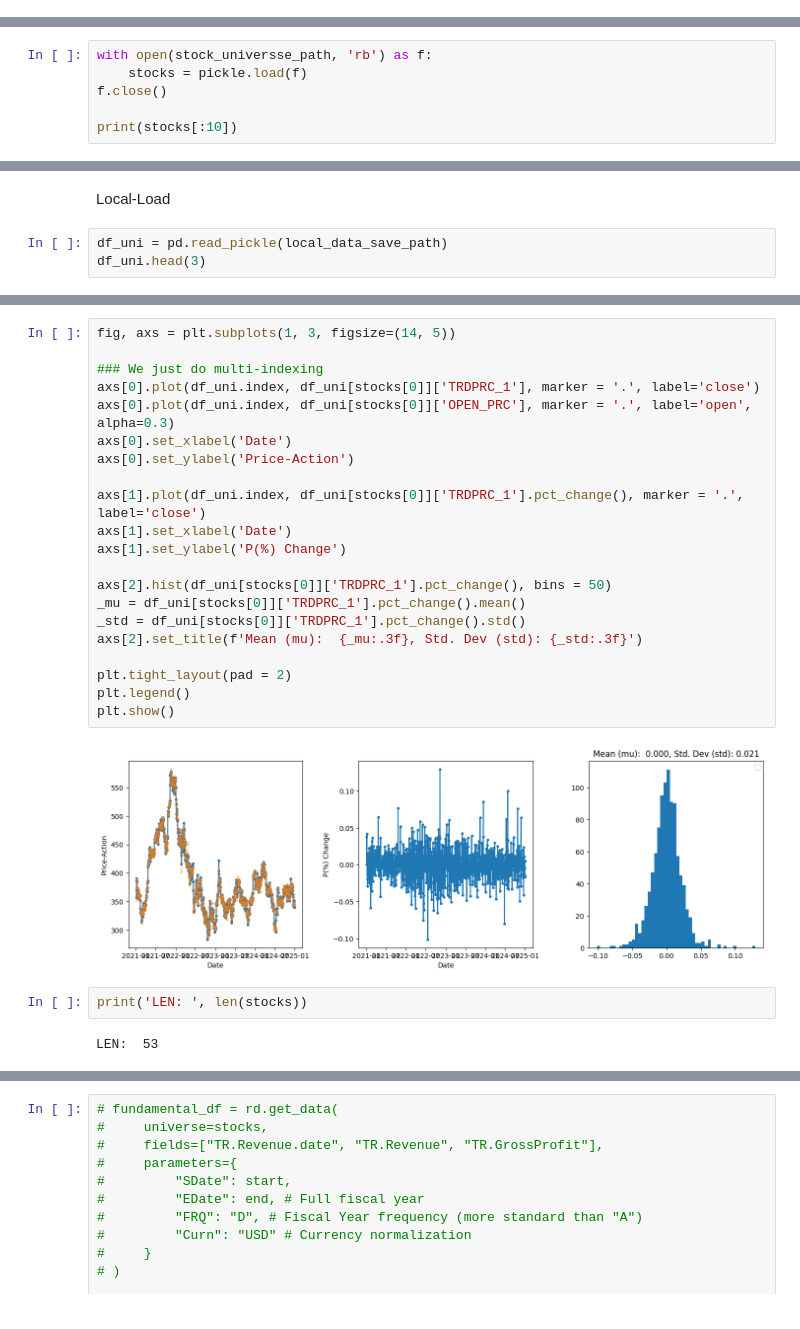
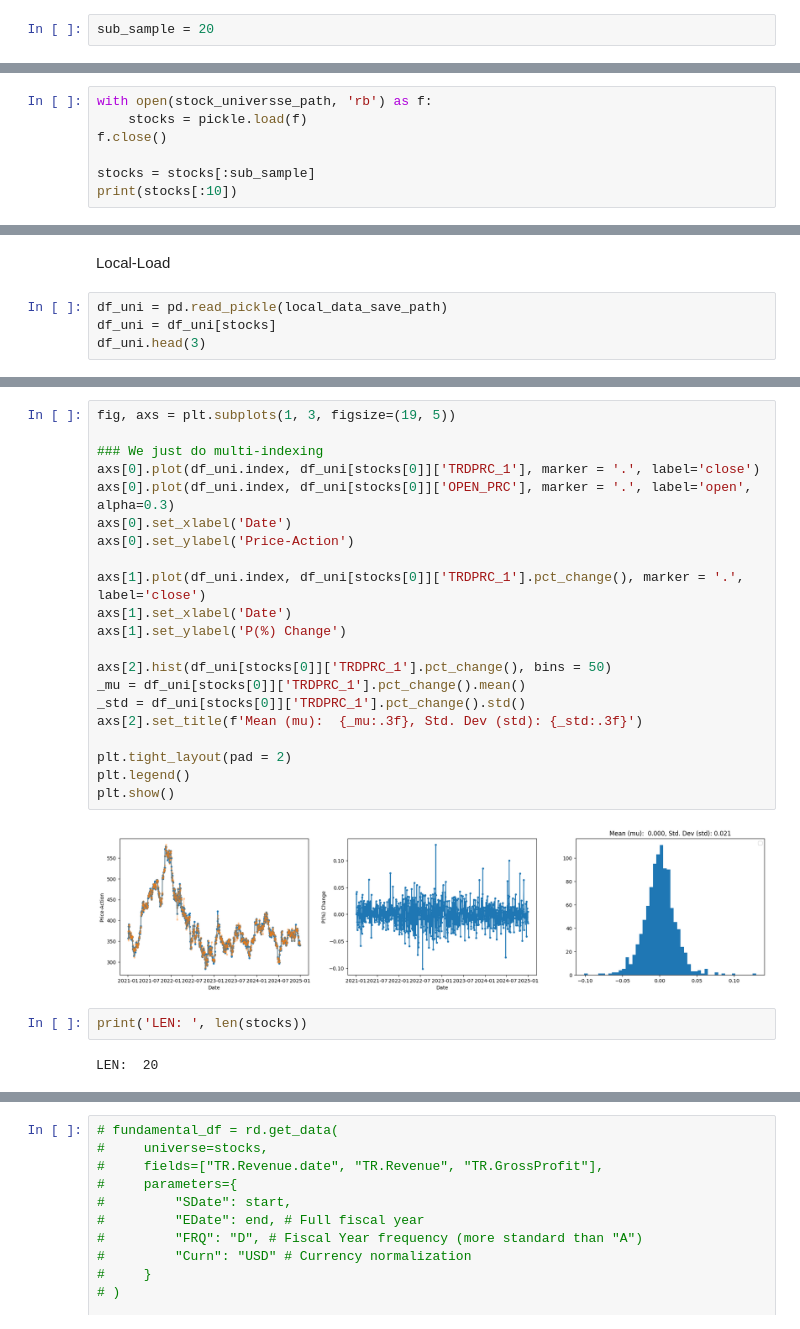
Before and after one commit to AlikMon88/ML-Pairs-Open, a Jupyter notebook: Research/research.ipynb, the cells around one changed output, grey strips where cells are left out. Saved outputs shown, nothing was run; the diff lists cells and outputs as text.

```diff
--- a/Research/research.ipynb
+++ b/Research/research.ipynb
@@ -75,6 +72,8 @@ Stocks:  53
 # with open(stock_universse_path, 'wb') as f:
 #     pickle.dump(stocks, f)
 # f.close()
+# %%
+sub_sample = 20
 # %% [markdown]
 Load-local-stock-universe
 # %%
@@ -82,6 +81,7 @@ with open(stock_universse_path, 'rb') as f:
     stocks = pickle.load(f)
 f.close()
 
+stocks = stocks[:sub_sample]
 print(stocks[:10])
 # %% [output]
 ['POOL.OQ', 'CHRW.OQ', 'FOX.OQ', 'HBAN.OQ', 'ON.OQ', 'EVRG.OQ', 'SMCI.OQ', 'COST.OQ', 'LULU.OQ', 'PAYX.OQ']
@@ -152,6 +152,7 @@ local_data_save_path = os.path.join(local_data_dir, 'data_df_53_4Y_1D.pkl')
 Local-Load
 # %%
 df_uni = pd.read_pickle(local_data_save_path)
+df_uni = df_uni[stocks]
 df_uni.head(3)
 # %% [output]
 |  | POOL.OQ |  |  |  |  | CHRW.OQ |  |  |  |  | ... |
@@ -164,30 +165,30 @@ df_uni.head(3)
 # %%
-fig, axs = plt.subplots(1, 3, figsize=(14, 5))
+fig, axs = plt.subplots(1, 3, figsize=(19, 5))
 
 ### We just do multi-indexing
 axs[0].plot(df_uni.index, df_uni[stocks[0]]['TRDPRC_1'], marker = '.', label='close')
 axs[0].plot(df_uni.index, df_uni[stocks[0]]['OPEN_PRC'], marker = '.', label='open', alpha=0.3)
 axs[0].set_xlabel('Date')
 axs[0].set_ylabel('Price-Action')
 
 axs[1].plot(df_uni.index, df_uni[stocks[0]]['TRDPRC_1'].pct_change(), marker = '.', label='close')
 axs[1].set_xlabel('Date')
 axs[1].set_ylabel('P(%) Change')
 
 axs[2].hist(df_uni[stocks[0]]['TRDPRC_1'].pct_change(), bins = 50)
 _mu = df_uni[stocks[0]]['TRDPRC_1'].pct_change().mean()
 _std = df_uni[stocks[0]]['TRDPRC_1'].pct_change().std()
 axs[2].set_title(f'Mean (mu):  {_mu:.3f}, Std. Dev (std): {_std:.3f}')
 
 plt.tight_layout(pad = 2)
 plt.legend()
 plt.show()
 # %% [output]
-[figure, old version]
+[figure, new version]
 # %%
 print('LEN: ', len(stocks))
 # %% [output]
-LEN:  53
+LEN:  20
 # %%
 fig, axs = plt.subplots(1, 2, figsize=(14, 5))
 
```
Also changed, not shown: parts of 28 cells of this notebook, 8 other files.
